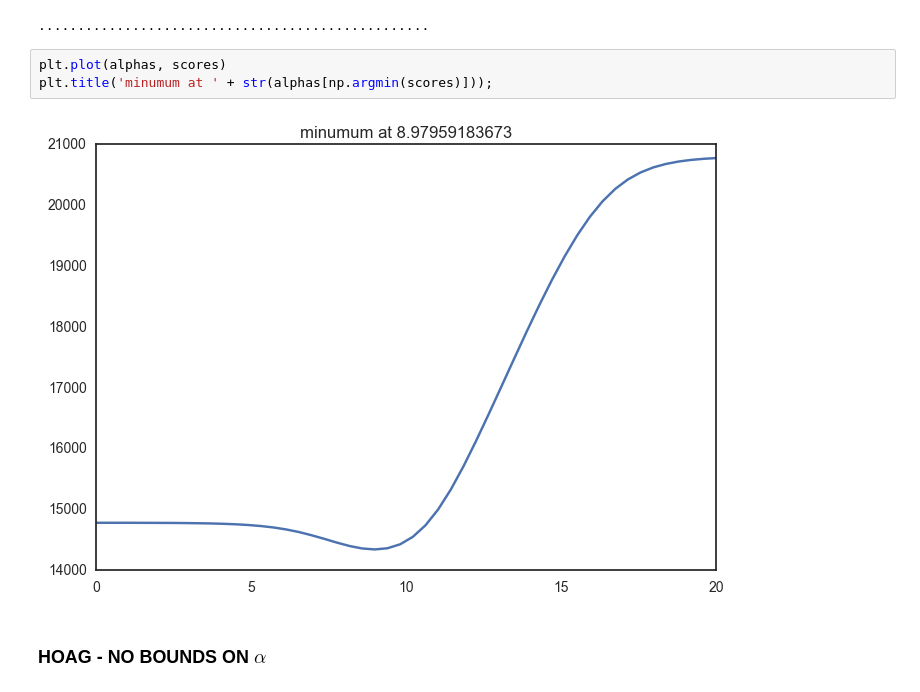
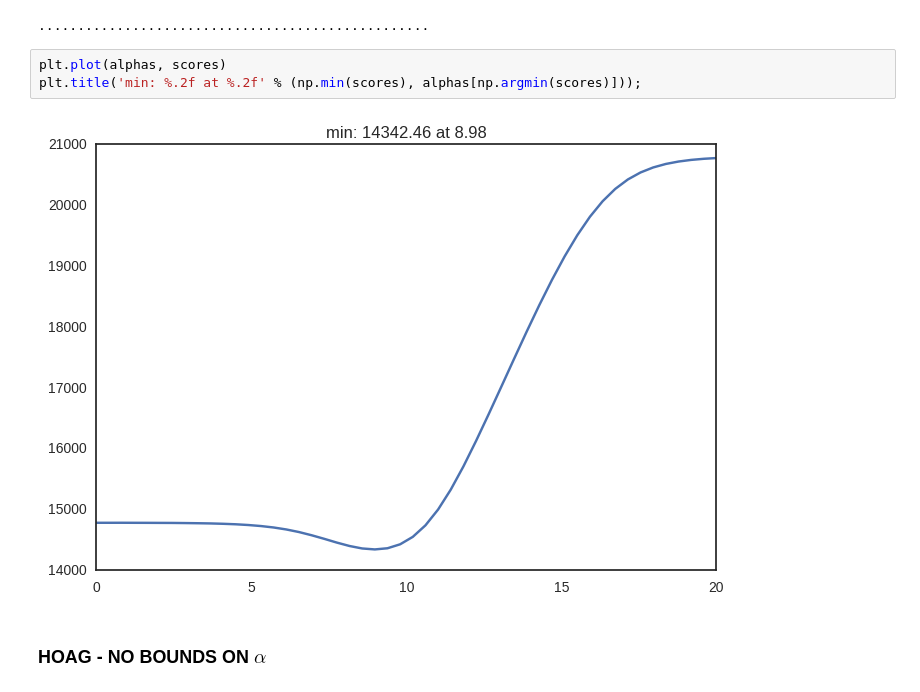
Before and after one commit to lucfra/hoag, a Jupyter notebook: experiments.ipynb, the cells around one changed output. Drawn from its saved outputs; the diff is of its cells as text.

```diff
--- a/experiments.ipynb
+++ b/experiments.ipynb
@@ -41,9 +41,9 @@ scores = [cost_func(a) for a in alphas]
 ..................................................
 # %%
 plt.plot(alphas, scores)
-plt.title('minumum at ' + str(alphas[np.argmin(scores)]));
+plt.title('min: %.2f at %.2f' % (np.min(scores), alphas[np.argmin(scores)]));
 # %% [output]
-[figure, old version]
+[figure, new version]
 # %% [markdown]
 ### HOAG - NO BOUNDS ON $\alpha$
 # %%
```
Also changed, not shown: parts of 6 cells of this notebook, 1 other file.
